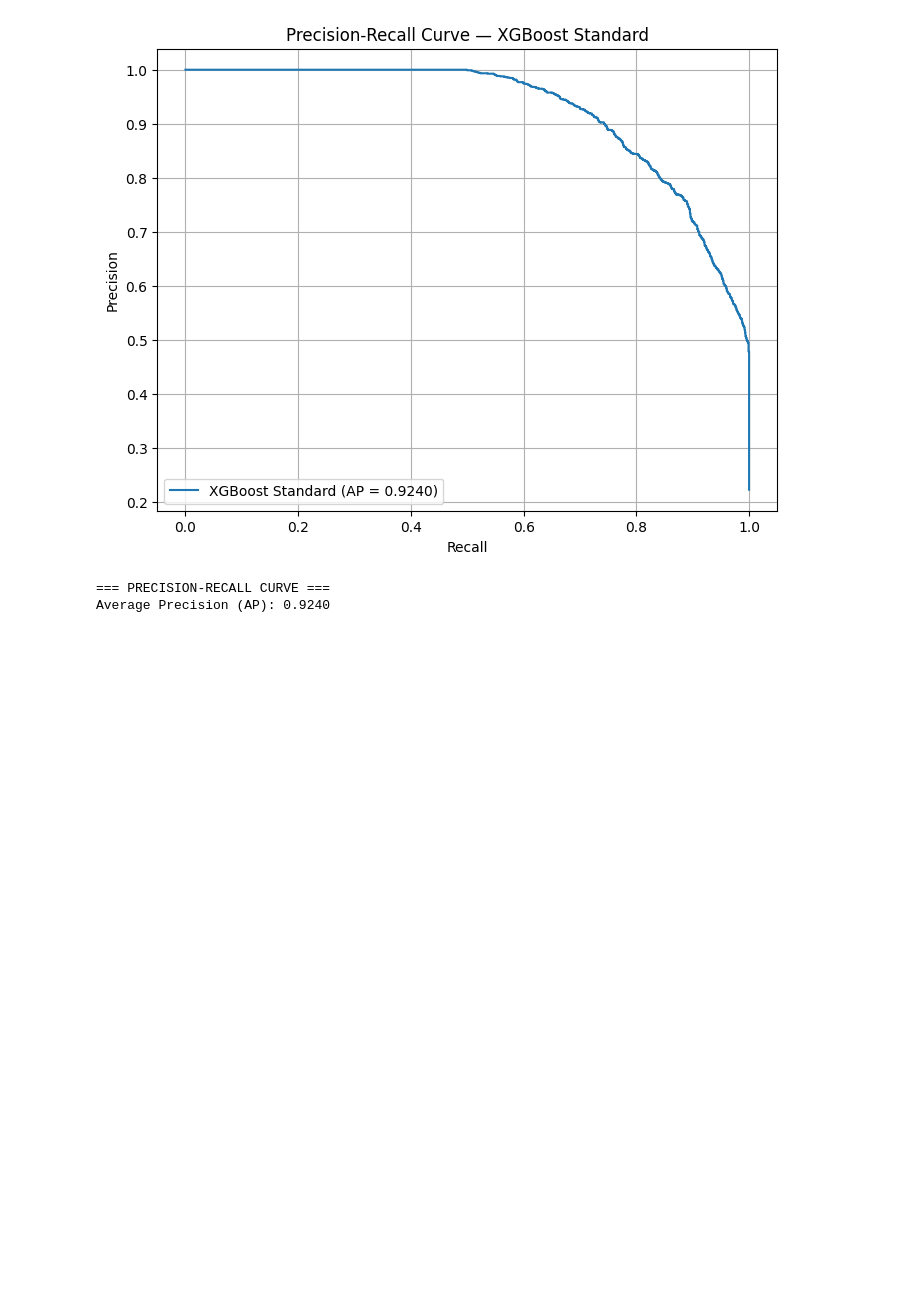
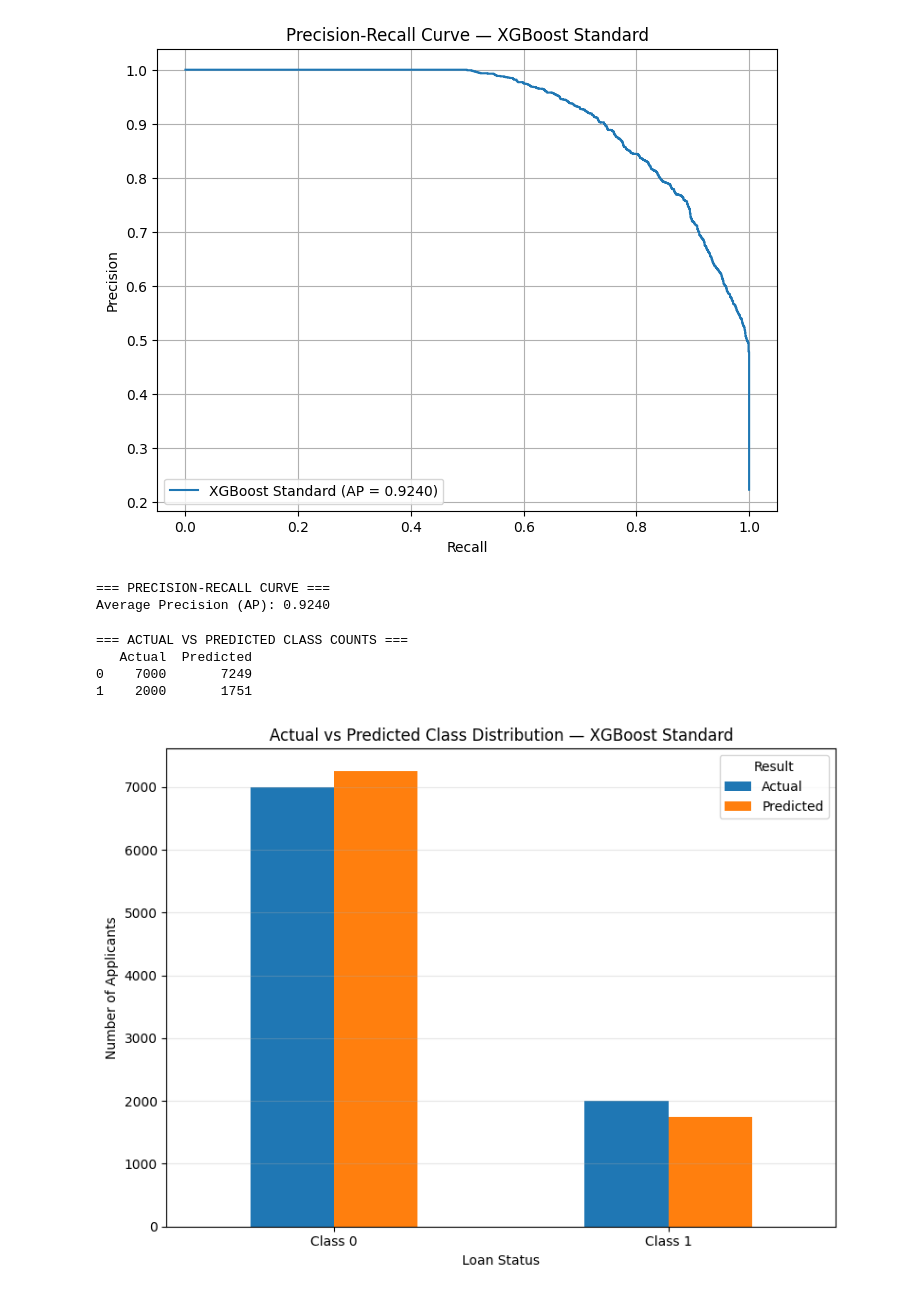
Before and after one commit to jiannyuhs-hue/ADALL_github, a Jupyter notebook: ADALL assignment/3013570Y_ADALL_ASSIGNMENT_2026Jun_(student).ipynb, the cells around one changed output. Drawn from its saved outputs; the diff is of its cells as text; code cells hidden in the pictures; blank space fills up the shorter version.

```diff
--- a/ADALL assignment/3013570Y_ADALL_ASSIGNMENT_2026Jun_(student).ipynb
+++ b/ADALL assignment/3013570Y_ADALL_ASSIGNMENT_2026Jun_(student).ipynb
@@ -2762,3 +2762,50 @@ print(f"Average Precision (AP): {average_precision:.4f}")
 [figure]
 === PRECISION-RECALL CURVE ===
 Average Precision (AP): 0.9240
+# %%
+# ============================================================
+# ACTUAL VS PREDICTED CLASS DISTRIBUTION
+# CHAMPION MODEL — XGBoost Standard
+# ============================================================
+
+# Create comparison table
+actual_counts = pd.Series(y_test).value_counts().sort_index()
+predicted_counts = pd.Series(y_pred_champion).value_counts().sort_index()
+
+comparison_df = pd.DataFrame({
+    "Actual": actual_counts,
+    "Predicted": predicted_counts
+}).fillna(0)
+
+print("=== ACTUAL VS PREDICTED CLASS COUNTS ===")
+print(comparison_df)
+
+# ============================================================
+# PLOT
+# ============================================================
+
+ax = comparison_df.plot(
+    kind="bar",
+    figsize=(8, 6)
+)
+
+plt.title("Actual vs Predicted Class Distribution — XGBoost Standard")
+plt.xlabel("Loan Status")
+plt.ylabel("Number of Applicants")
+plt.xticks(
+    ticks=[0, 1],
+    labels=["Class 0", "Class 1"],
+    rotation=0
+)
+
+plt.legend(title="Result")
+plt.grid(axis="y", alpha=0.3)
+
+plt.tight_layout()
+plt.show()
+# %% [output]
+=== ACTUAL VS PREDICTED CLASS COUNTS ===
+   Actual  Predicted
+0    7000       7249
+1    2000       1751
+[figure, added]
```
Also changed, not shown: parts of 3 cells of this notebook.
